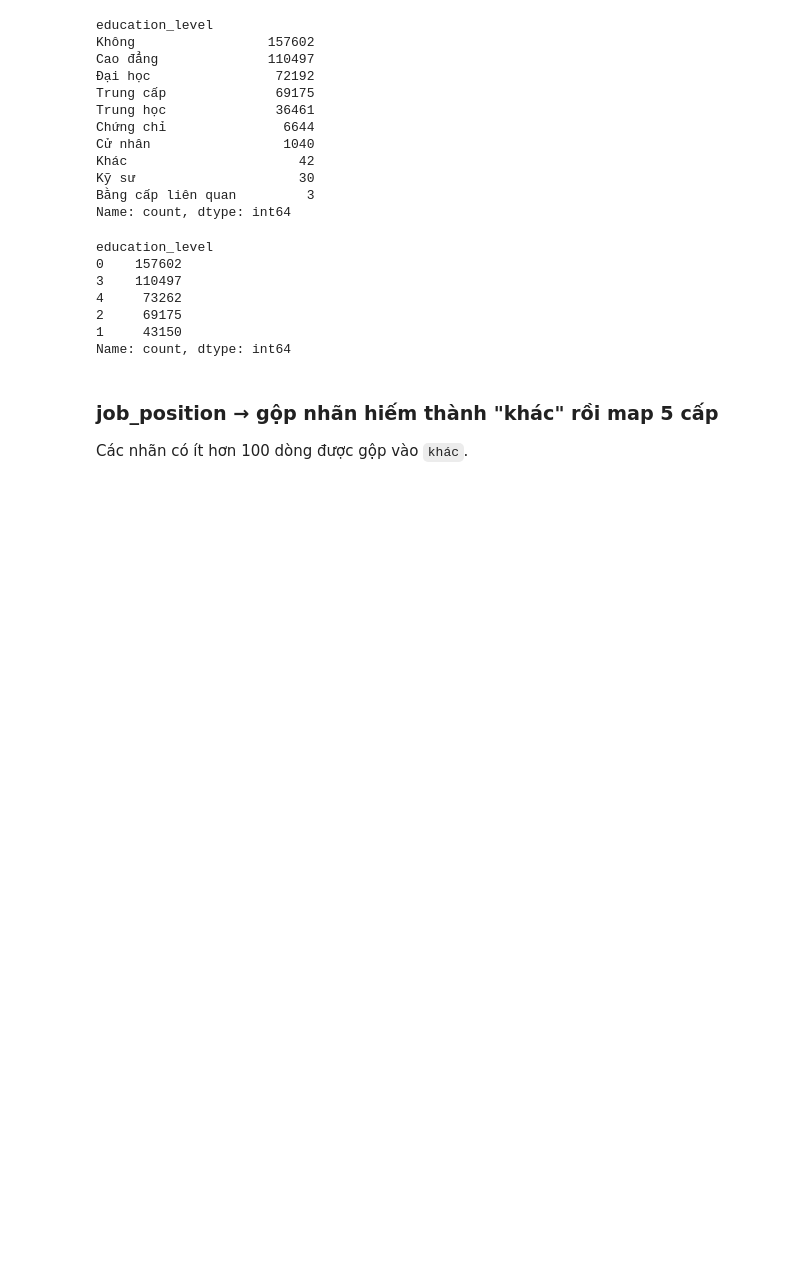
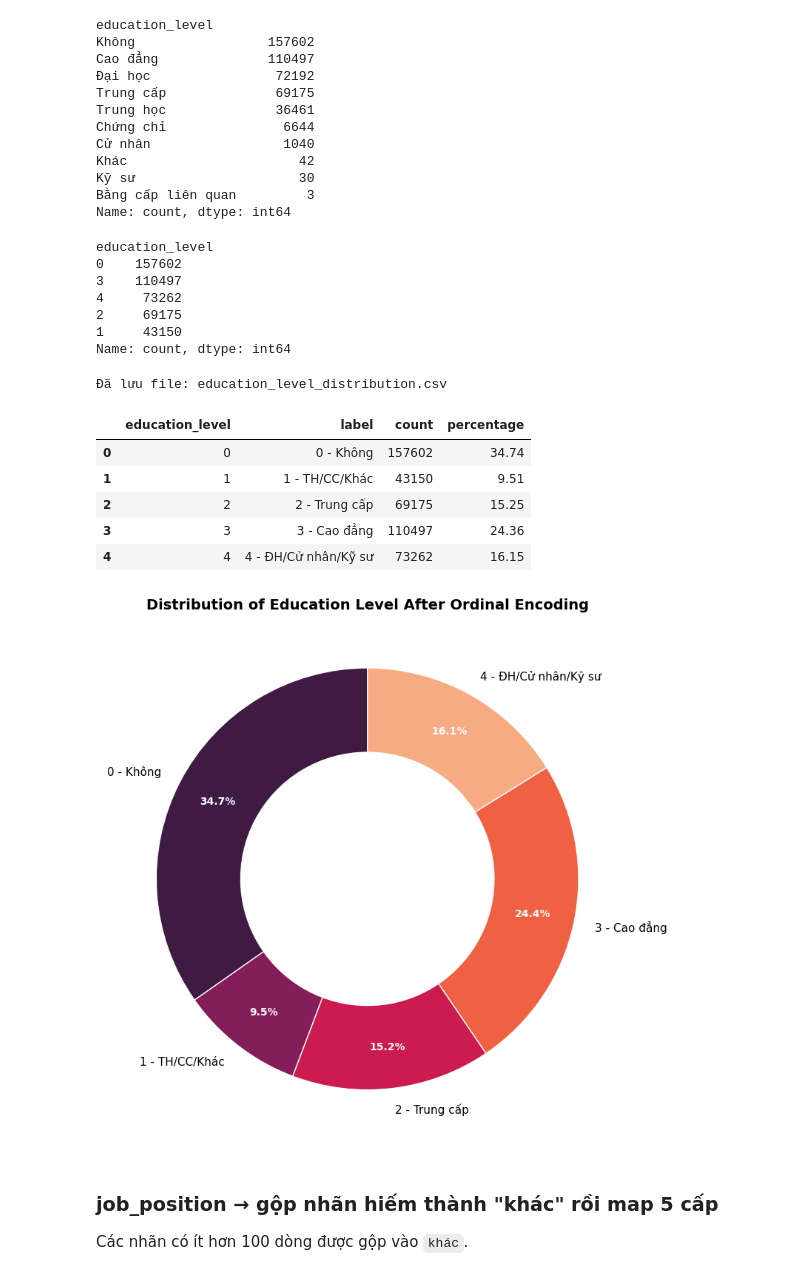
Before and after one commit to VietNamCombatZ/Salary-clustering, a Jupyter notebook: notebook/03_feature_engineering.ipynb, the cells around one changed output. Drawn from its saved outputs; the diff is of its cells as text; code cells hidden in the pictures; blank space fills up the shorter version.

```diff
--- a/notebook/03_feature_engineering.ipynb
+++ b/notebook/03_feature_engineering.ipynb
@@ -104,6 +104,83 @@ education_level
 2     69175
 1     43150
 Name: count, dtype: int64
+# %%
+import pandas as pd
+import matplotlib.pyplot as plt
+import seaborn as sns
+
+# =========================
+# 1. Đếm số lượng từng nhóm education_level
+# =========================
+edu_counts = Train['education_level'].value_counts().sort_index()
+
+# Label cho dễ đọc
+labels = {
+    0: '0 - Không',
+    1: '1 - TH/CC/Khác',
+    2: '2 - Trung cấp',
+    3: '3 - Cao đẳng',
+    4: '4 - ĐH/Cử nhân/Kỹ sư'
+}
+
+# =========================
+# 2. Tạo DataFrame và xuất CSV
+# =========================
+edu_df = pd.DataFrame({
+    'education_level': edu_counts.index,
+    'label': [labels[i] for i in edu_counts.index],
+    'count': edu_counts.values,
+    'percentage': (edu_counts.values / edu_counts.sum() * 100).round(2)
+})
+
+# Xuất file CSV
+edu_df.to_csv('education_level_distribution.csv', index=False, encoding='utf-8-sig')
+
+print("Đã lưu file: education_level_distribution.csv")
+display(edu_df)
+
+# =========================
+# 3. Vẽ donut chart
+# =========================
+colors = sns.color_palette("rocket", n_colors=len(edu_counts))
+
+fig, ax = plt.subplots(figsize=(8, 8))
+
+wedges, texts, autotexts = ax.pie(
+    edu_counts,
+    labels=edu_df['label'],
+    colors=colors,
+    autopct='%1.1f%%',
+    startangle=90,
+    pctdistance=0.8,
+    wedgeprops=dict(width=0.4, edgecolor='white')
+)
+
+# Circle giữa donut
+centre_circle = plt.Circle((0, 0), 0.60, fc='white')
+ax.add_artist(centre_circle)
+
+# Style text
+plt.setp(texts, fontsize=11)
+plt.setp(autotexts, fontsize=10, weight='bold', color='white')
+
+ax.set_title(
+    'Distribution of Education Level After Ordinal Encoding',
+    fontsize=14,
+    weight='bold'
+)
+
+plt.tight_layout()
+plt.show()
+# %% [output]
+Đã lưu file: education_level_distribution.csv
+|  | education_level | label | count | percentage |
+| 0 | 0 | 0 - Không | 157602 | 34.74 |
+| 1 | 1 | 1 - TH/CC/Khác | 43150 | 9.51 |
+| 2 | 2 | 2 - Trung cấp | 69175 | 15.25 |
+| 3 | 3 | 3 - Cao đẳng | 110497 | 24.36 |
+| 4 | 4 | 4 - ĐH/Cử nhân/Kỹ sư | 73262 | 16.15 |
+[figure, added]
 # %% [markdown]
 ### job_position → gộp nhãn hiếm thành "khác" rồi map 5 cấp
 
```
Also changed, not shown: parts of 7 cells of this notebook.
